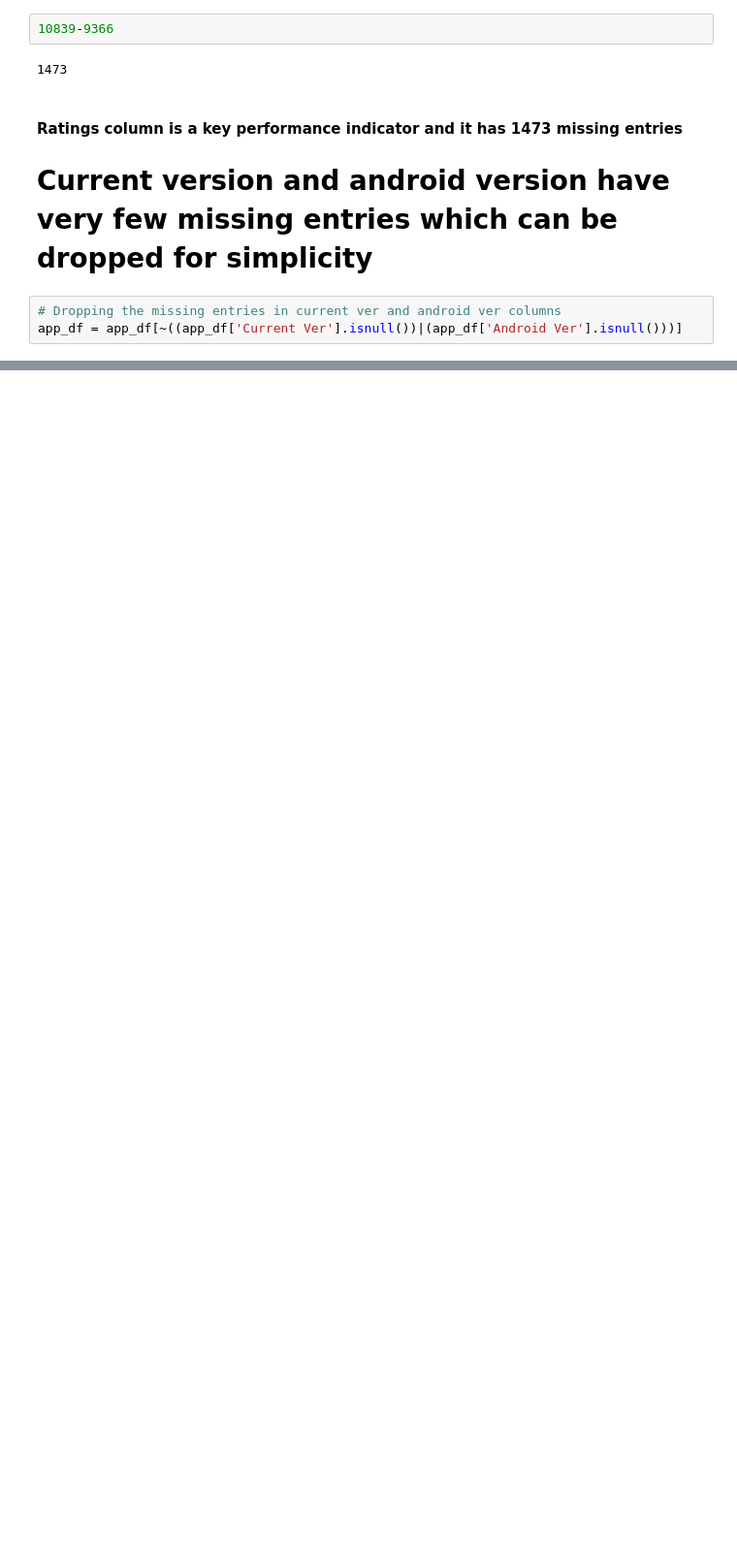
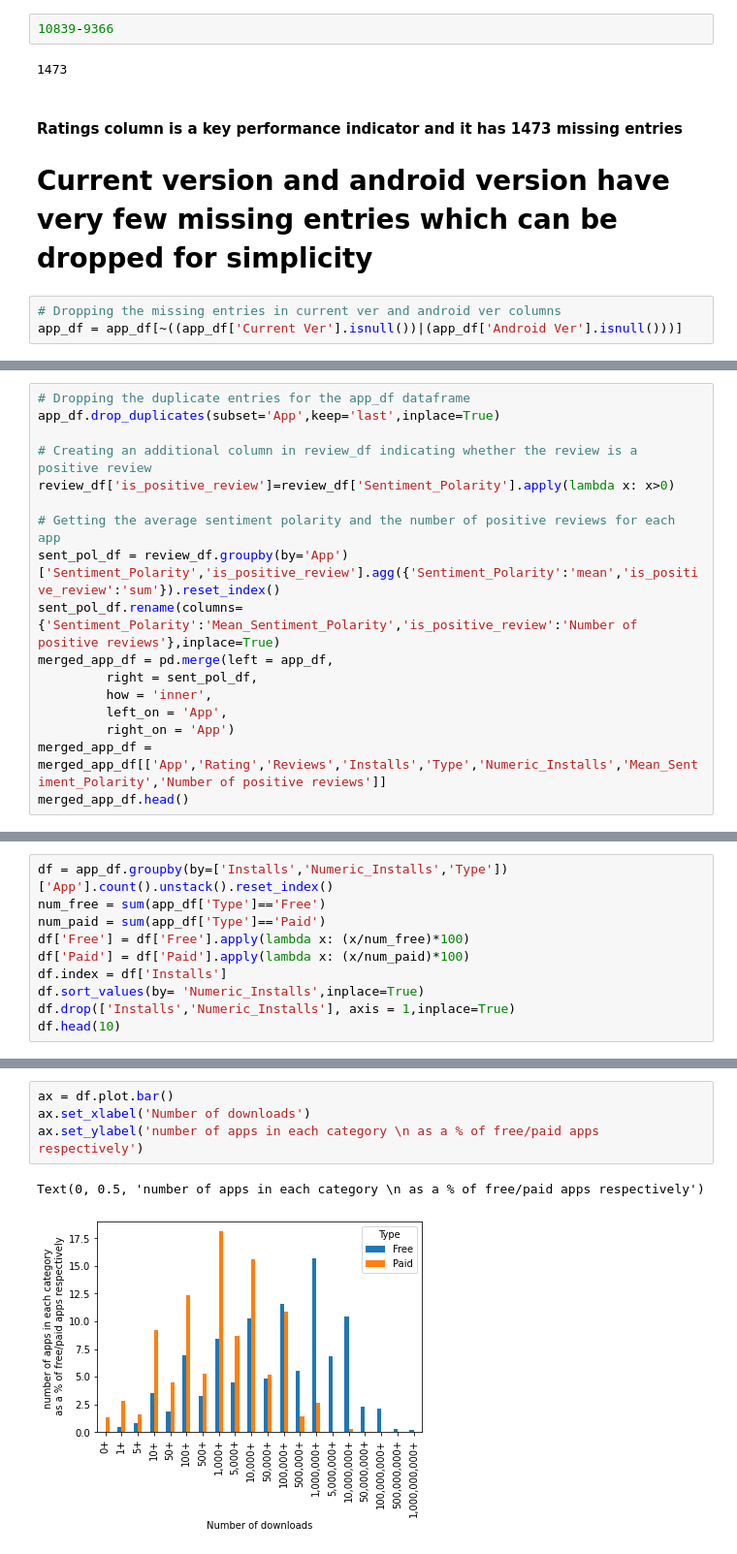
Before and after one commit to Nandeesh-U/EDA_google_play_store_app_data, a Jupyter notebook: Team_Notebook_EDA_CAPSTONE.ipynb, the cells around one changed output, grey strips where cells are left out. Shown at 97% size. Drawn from its saved outputs; the diff is of its cells as text; blank space fills up the shorter version.

```diff
--- a/Team_Notebook_EDA_CAPSTONE.ipynb
+++ b/Team_Notebook_EDA_CAPSTONE.ipynb
@@ -478,0 +544,17 @@ app_df = app_df[~((app_df['Current Ver'].isnull())|(app_df['Android Ver'].isnull
+# %%
+# Dropping the duplicate entries for the app_df dataframe
+app_df.drop_duplicates(subset='App',keep='last',inplace=True)
+
+# Creating an additional column in review_df indicating whether the review is a positive review
+review_df['is_positive_review']=review_df['Sentiment_Polarity'].apply(lambda x: x>0)
+
+# Getting the average sentiment polarity and the number of positive reviews for each app
+sent_pol_df = review_df.groupby(by='App')['Sentiment_Polarity','is_positive_review'].agg({'Sentiment_Polarity':'mean','is_positive_review':'sum'}).reset_index()
+sent_pol_df.rename(columns={'Sentiment_Polarity':'Mean_Sentiment_Polarity','is_positive_review':'Number of positive reviews'},inplace=True)
+merged_app_df = pd.merge(left = app_df,
+         right = sent_pol_df,
+         how = 'inner',
+         left_on = 'App',
+         right_on = 'App')
+merged_app_df = merged_app_df[['App','Rating','Reviews','Installs','Type','Numeric_Installs','Mean_Sentiment_Polarity','Number of positive reviews']]
+merged_app_df.head()
@@ -478,0 +630,10 @@ app_df = app_df[~((app_df['Current Ver'].isnull())|(app_df['Android Ver'].isnull
+# %%
+df = app_df.groupby(by=['Installs','Numeric_Installs','Type'])['App'].count().unstack().reset_index()
+num_free = sum(app_df['Type']=='Free')
+num_paid = sum(app_df['Type']=='Paid')
+df['Free'] = df['Free'].apply(lambda x: (x/num_free)*100)
+df['Paid'] = df['Paid'].apply(lambda x: (x/num_paid)*100)
+df.index = df['Installs']
+df.sort_values(by= 'Numeric_Installs',inplace=True)
+df.drop(['Installs','Numeric_Installs'], axis = 1,inplace=True)
+df.head(10)
@@ -478,0 +653,7 @@ app_df = app_df[~((app_df['Current Ver'].isnull())|(app_df['Android Ver'].isnull
+# %%
+ax = df.plot.bar()
+ax.set_xlabel('Number of downloads')
+ax.set_ylabel('number of apps in each category \n as a % of free/paid apps respectively')
+# %% [output]
+Text(0, 0.5, 'number of apps in each category \n as a % of free/paid apps respectively')
+[figure, added]
```
Also changed, not shown: parts of 78 cells of this notebook.
